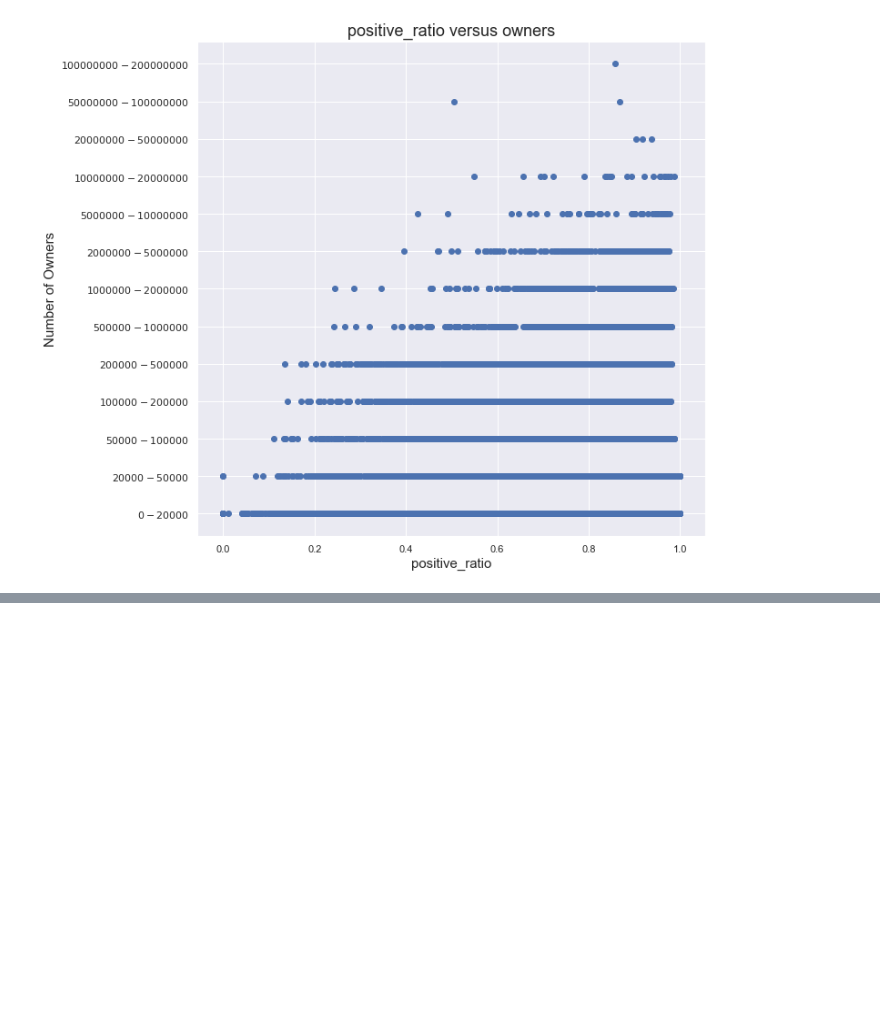
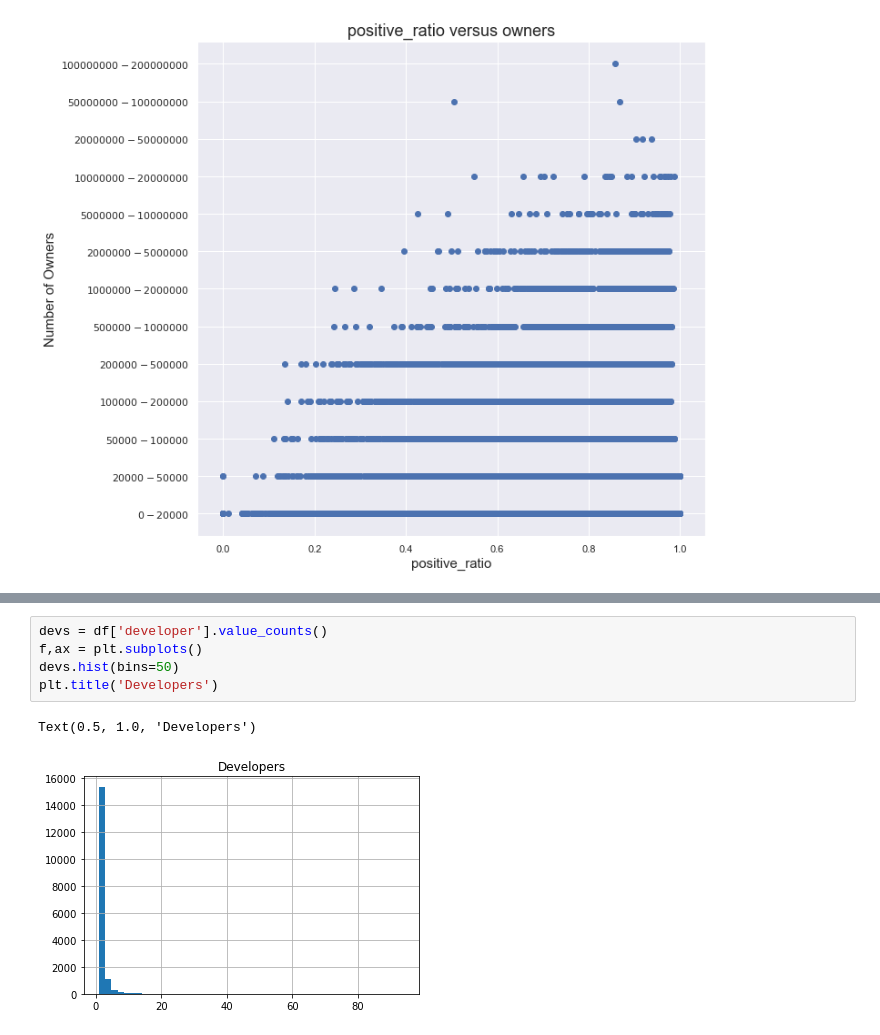
Before and after one commit to XyLearningProgramming/Steam-sales-pred, a Jupyter notebook: EDA for game price.ipynb, the cells around one changed output, grey strips where cells are left out. Cells and saved outputs as stored; diff of their text form; blank space fills up the shorter version.

```diff
--- a/EDA for game price.ipynb
+++ b/EDA for game price.ipynb
@@ -90,0 +125,8 @@ for feature in ['achievements', 'positive_ratings', 'negative_ratings', 'average
+# %%
+devs = df['developer'].value_counts()
+f,ax = plt.subplots()
+devs.hist(bins=50)
+plt.title('Developers')
+# %% [output]
+Text(0.5, 1.0, 'Developers')
+[figure, added]
```
Also changed, not shown: parts of 11 cells of this notebook.
